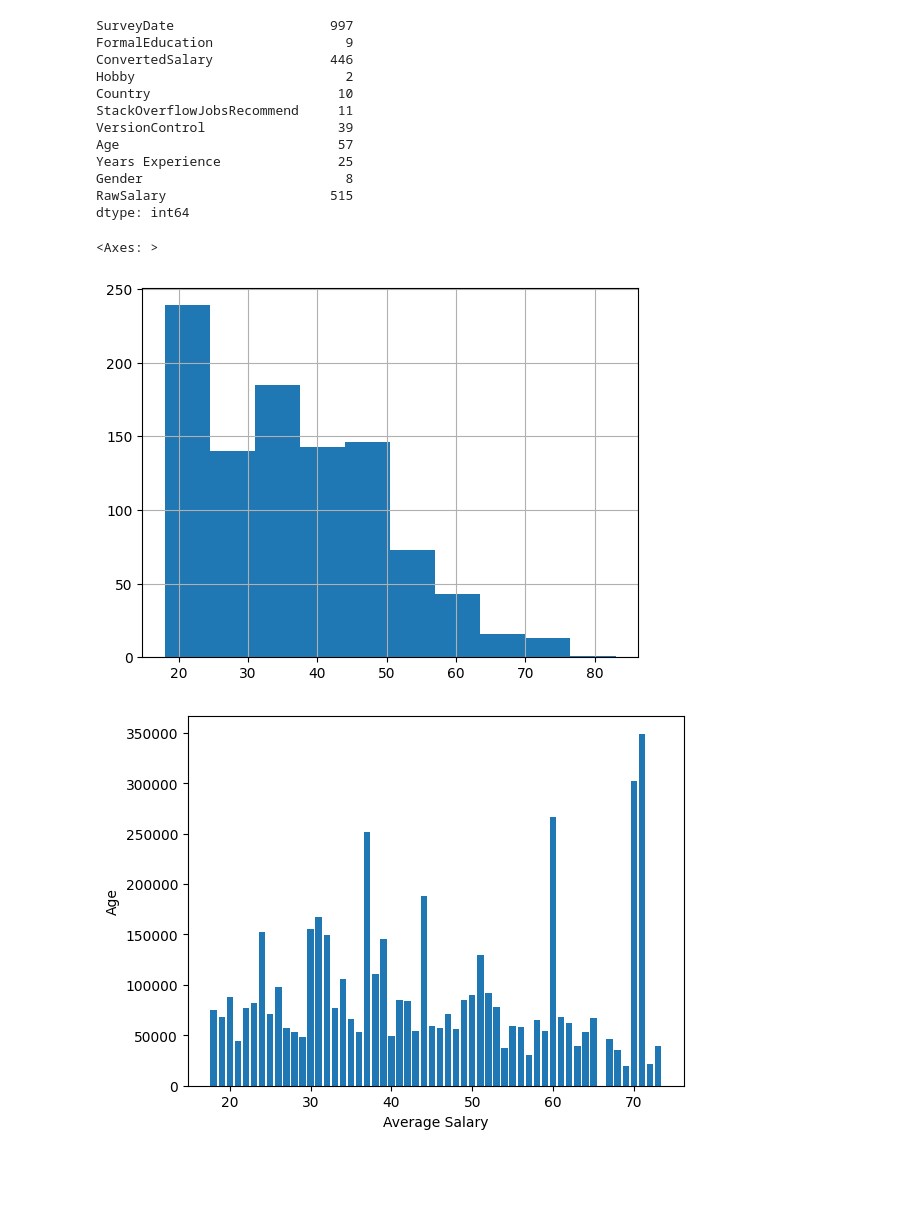
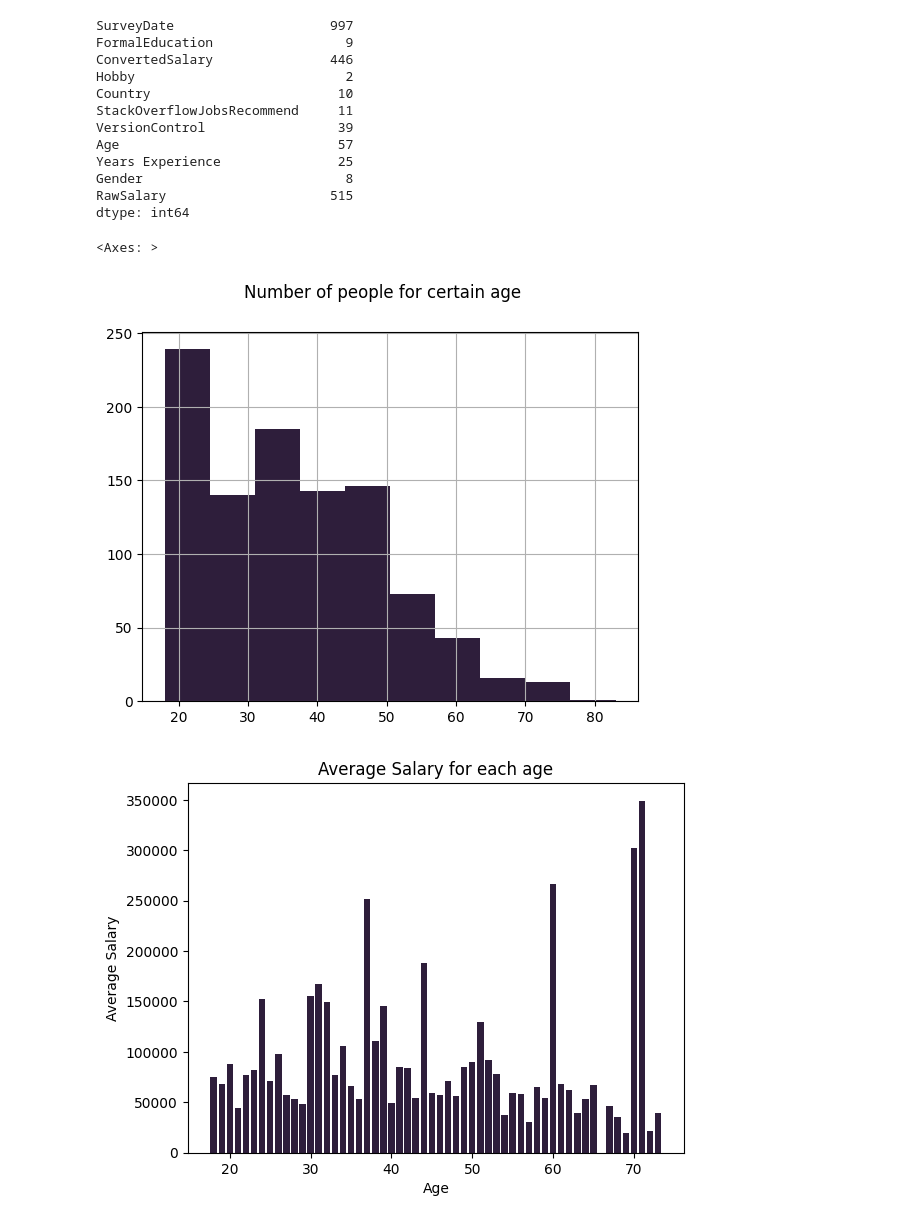
Before and after one commit to Ihaxxxx/Machine-Learning, a Jupyter notebook: Projects/stackoverflow/index.ipynb, the cells around one changed output. Saved outputs shown, nothing was run; the diff lists cells and outputs as text; code cells hidden in the pictures; blank space fills up the shorter version.

```diff
--- a/Projects/stackoverflow/index.ipynb
+++ b/Projects/stackoverflow/index.ipynb
@@ -40,3 +41,6 @@ from sklearn.metrics import (
 # Preprocessing
 from sklearn.preprocessing import StandardScaler, LabelEncoder
 from sklearn.impute import SimpleImputer
+# %%
+sns.set_palette('mako')
+plt.ticklabel_format(style='plain', axis='y')
@@ -118,19 +170,21 @@ Gender                          8
 RawSalary                     515
 dtype: int64
 # %%
+plt.suptitle("Number of people for certain age")
 stack_df['Age'].hist()
 # %% [output]
 <Axes: >
-[figure, old version]
+[figure, new version]
 # %%
 age_salary = stack_df.groupby('Age')['ConvertedSalary'].mean()
 
 plt.bar(age_salary.index, age_salary.values)
-plt.xlabel("Average Salary")
-plt.ylabel("Age")
+plt.title("Average Salary for each age")
+plt.ylabel("Average Salary")
+plt.xlabel("Age")
 plt.show()
 # %% [output]
-[figure, old version]
+[figure, new version]
 # %%
 formal_edu = stack_df.groupby('FormalEducation')['ConvertedSalary'].mean().sort_values(ascending=False)
 
```
Also changed, not shown: parts of 22 cells of this notebook, 1 other file.
